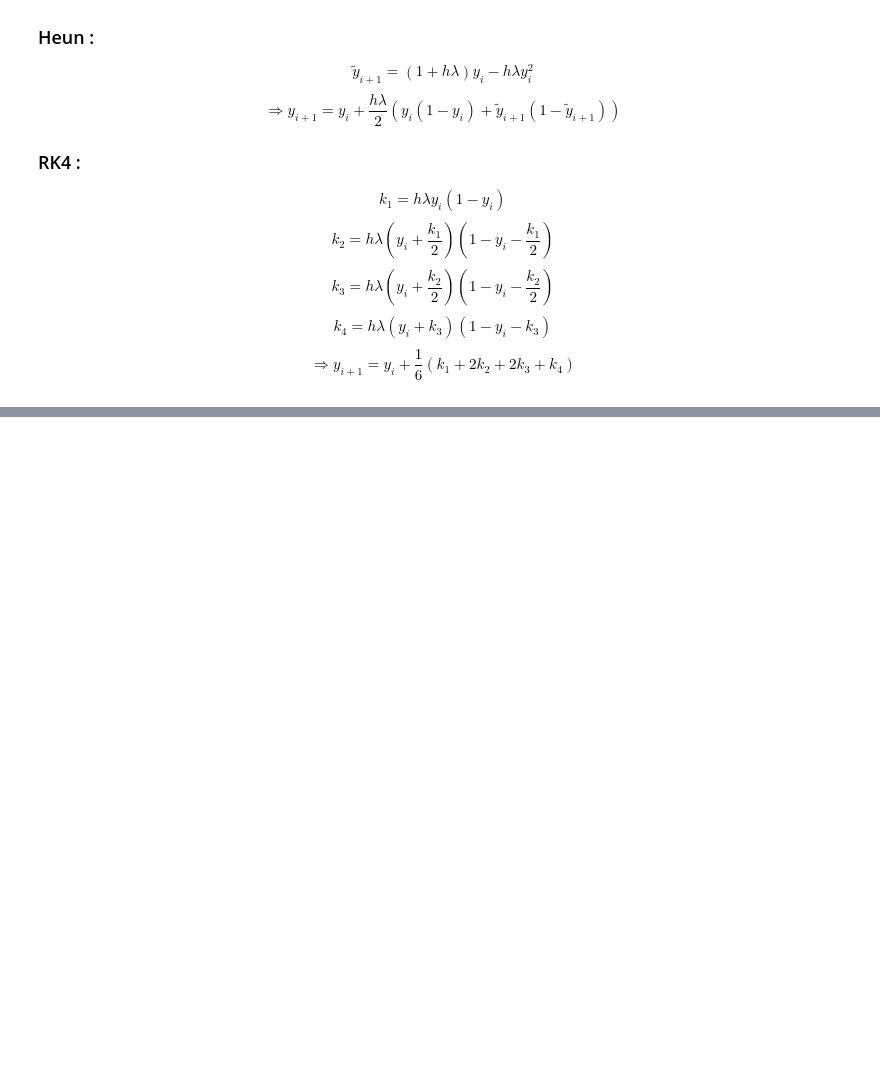
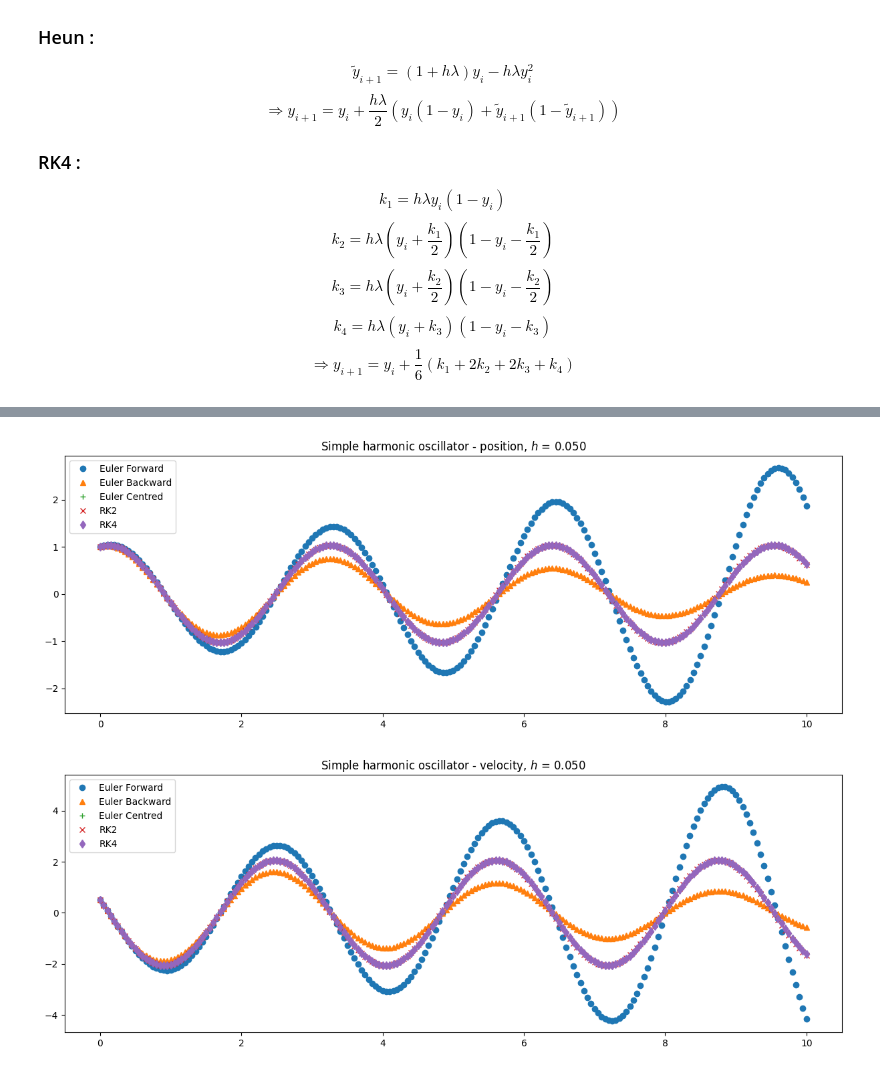
Before and after one commit to sablonl/LPHYS1303-Notebooks, a Jupyter notebook: Finite_Differences.ipynb, the cells around one changed output, grey strips where cells are left out. Saved outputs shown, nothing was run; the diff lists cells and outputs as text; code cells hidden in the pictures; blank space fills up the shorter version.

```diff
--- a/Finite_Differences.ipynb
+++ b/Finite_Differences.ipynb
@@ -238,0 +336,41 @@ plt.show()
+# %%
+w = 2.0 # Omega, the angular velocity
+A = np.array([[0.0, 1.0], [-w**2, 0.0]])
+u0 = np.array([1.0, 0.5])
+
+h, t_max = 0.05, 10.0
+
+# Solve the linear system using the different methods
+t, u_Euler_forward = solve_euler_forward_linear_system(A, u0, h, t_max)
+t, u_Euler_backward = solve_euler_backward_linear_system(A, u0, h, t_max)
+t, u_Euler_centred = solve_euler_centred_linear_system(A, u0, h, t_max)
+t, u_RK2 = solve_RK2_linear_system(A, u0, h, t_max)
+t, u_RK4 = solve_RK4_linear_system(A, u0, h, t_max)
+
+# Plot the results u = [position, velocity]
+fig_x, ax_x = plt.subplots(figsize=(15, 5))
+
+ax_x.plot(t, u_Euler_forward[0, :], 'o', label='Euler Forward')
+ax_x.plot(t, u_Euler_backward[0, :], '^', label='Euler Backward')
+ax_x.plot(t, u_Euler_centred[0, :], '+', label='Euler Centred')
+ax_x.plot(t, u_RK2[0, :], 'x', label='RK2')
+ax_x.plot(t, u_RK4[0, :], 'd', label='RK4')
+
+ax_x.legend()
+ax_x.set_title('Simple harmonic oscillator - position, $h$ = %.3f' % h)
+
+fig_v, ax_v = plt.subplots(figsize=(15, 5))
+
+ax_v.plot(t, u_Euler_forward[1, :], 'o', label='Euler Forward')
+ax_v.plot(t, u_Euler_backward[1, :], '^', label='Euler Backward')
+ax_v.plot(t, u_Euler_centred[1, :], '+', label='Euler Centred')
+ax_v.plot(t, u_RK2[1, :], 'x', label='RK2')
+ax_v.plot(t, u_RK4[1, :], 'd', label='RK4')
+
+ax_v.legend()
+ax_v.set_title('Simple harmonic oscillator - velocity, $h$ = %.3f' % h)
+
+plt.show()
+# %% [output]
+[figure, added]
+[figure, added]
```
Also changed, not shown: parts of 9 cells of this notebook.
